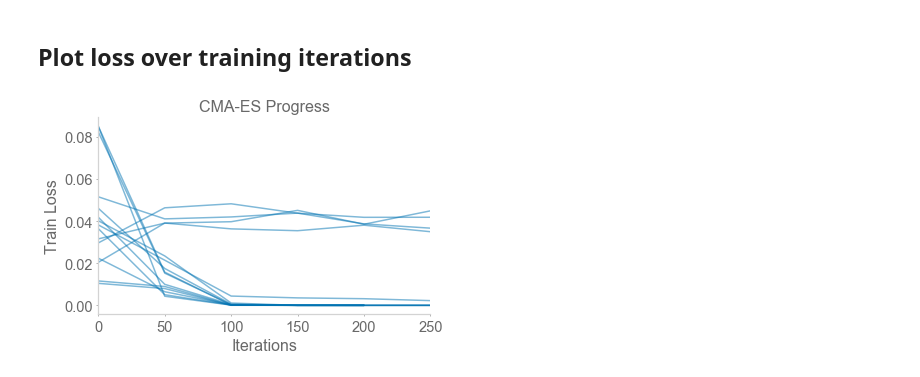
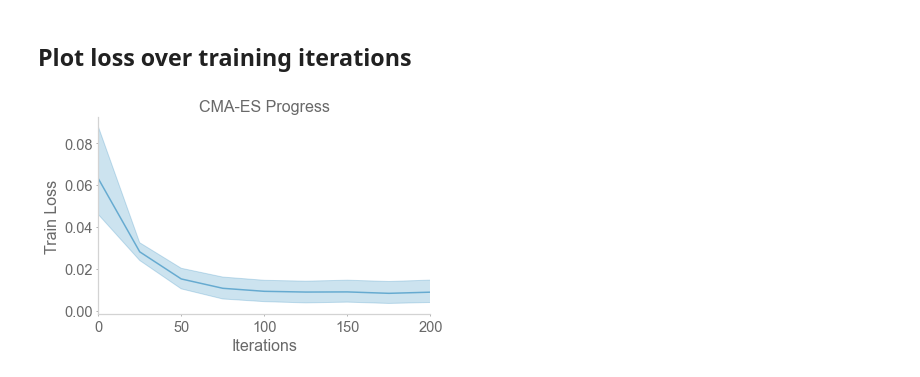
Before and after one commit to chingf/sr-project, a Jupyter notebook: notebooks/1b-plot-train-loss.ipynb, the cells around one changed output. Drawn from its saved outputs; the diff is of its cells as text; code cells hidden in the pictures.

```diff
--- a/notebooks/1b-plot-train-loss.ipynb
+++ b/notebooks/1b-plot-train-loss.ipynb
@@ -21,6 +21,7 @@ device = 'cpu'
 ## Plot loss over training iterations
 # %%
 experiment_dir = "../trained_models/01_loss_curves/"
+experiment_dir = "/home/chingf/engram/Ching/01_loss_curves/"
 iterations = []
 losses = []
 exps = []
@@ -44,21 +45,21 @@ exps = np.array(exps)
 # %%
 import seaborn as sns
 import pandas as pd
 df = pd.DataFrame({
     'Iterations': iterations,
     'Loss': losses, 'Run': exps
     })
 sns.lineplot(
     x='Iterations', y='Loss',
-    units='Run', estimator=None,
+    #units='Run', estimator=None,
     alpha=0.5, data=df
     )
-plt.xlim(0, 250)
+plt.xlim(0, 200)
 plt.xlabel('Iterations')#, fontsize=14)
 plt.ylabel('Train Loss')#, fontsize=14)
 plt.title('CMA-ES Progress')#, fontsize=16)
 plt.tight_layout()
 plt.savefig('loss_curves.png', dpi=100)
 plt.show()
 # %% [output]
-[figure, old version]
+[figure, new version]
```
Also changed, not shown: 6 other files.
